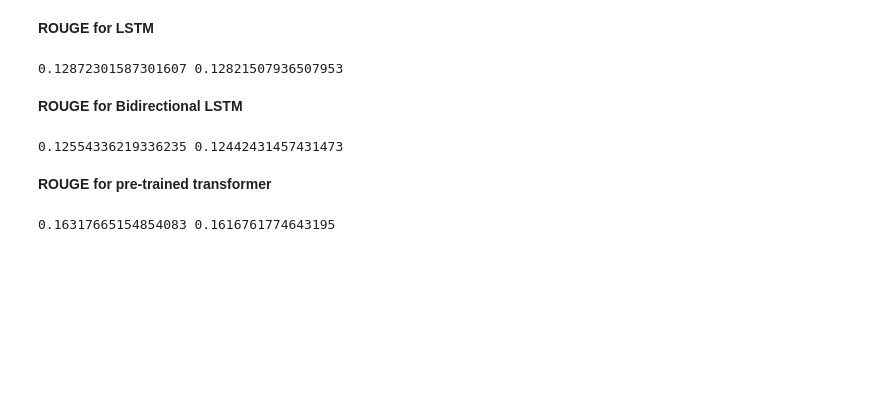
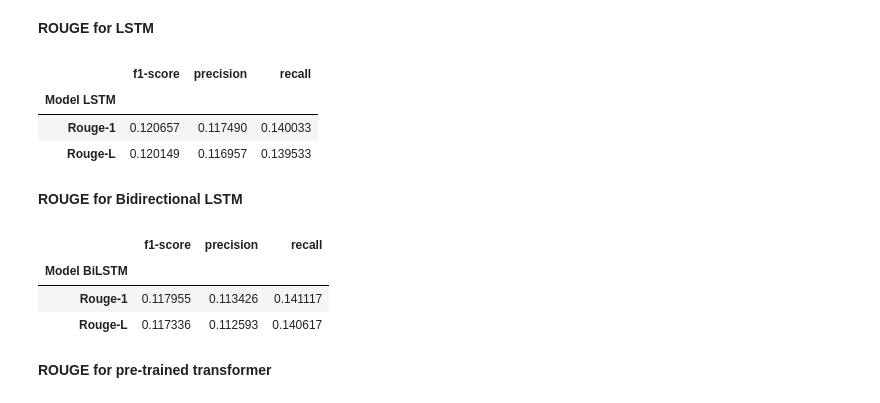
Before and after one commit to DMaron/CSCE-5290---Text-Summarization, a Jupyter notebook: CSCE_5290_NLP_Final_Project_Text_Summarization.ipynb, the cells around one changed output. Cells and saved outputs as stored; diff of their text form; code cells hidden in the pictures; blank space fills up the shorter version.

Commit message:
Add files via upload
Ajusted ROUGE scores for the transformer model

```diff
--- a/CSCE_5290_NLP_Final_Project_Text_Summarization.ipynb
+++ b/CSCE_5290_NLP_Final_Project_Text_Summarization.ipynb
@@ -916,52 +914,47 @@ import pandas as pd
 # %%
 filename = '/content/drive/MyDrive/CSCE 5290 - NLP/CSCE 5290 - Final Project/results_lstm_final.csv'
 df = pd.read_csv(filename)
-# %%
-scorer = rouge_scorer.RougeScorer(['rouge1', 'rougeL'], use_stemmer=True)
-fscore_R1 = 0
-fscore_RL = 0
-for item in range(len(df)):
-  scores = scorer.score(df['Original'][item], df['Predicted'][item])
-  fscore_R1 += scores['rouge1'].fmeasure
-  fscore_RL += scores['rougeL'].fmeasure
-fscore_R1 /= len(df)
-fscore_RL /= len(df)
-print(fscore_R1, fscore_RL)
-# %% [output]
-0.12872301587301607 0.12821507936507953
+# %%
+rouge = Rouge()
+scores = rouge.get_scores(df['Original'].tolist(), df['Predicted'].tolist(),avg=True)
+lstm_df = pd.DataFrame(
+    {
+        'Model LSTM' : ["Rouge-1", "Rouge-L"],
+        'f1-score' : [scores['rouge-1']['f'],scores['rouge-l']['f']],
+        'precision' : [scores['rouge-1']['p'],scores['rouge-l']['p']],
+        'recall' : [scores['rouge-1']['r'],scores['rouge-l']['r']]
+    }
+)
+lstm_df.set_index('Model LSTM')
+# %% [output]
+|  | f1-score | precision | recall |
+| Model LSTM |  |  |  |
+| Rouge-1 | 0.120657 | 0.117490 | 0.140033 |
+| Rouge-L | 0.120149 | 0.116957 | 0.139533 |
 # %% [markdown]
 **ROUGE for Bidirectional LSTM**
 # %%
 filename = '/content/drive/MyDrive/CSCE 5290 - NLP/CSCE 5290 - Final Project/results_bidirectional_lstm_final.csv'
 df = pd.read_csv(filename)
-# %%
-scorer = rouge_scorer.RougeScorer(['rouge1', 'rougeL'], use_stemmer=True)
-fscore_R1 = 0
-fscore_RL = 0
-for item in range(len(df)):
-  scores = scorer.score(df['Original'][item], df['Predicted'][item])
-  fscore_R1 += scores['rouge1'].fmeasure
-  fscore_RL += scores['rougeL'].fmeasure
-fscore_R1 /= len(df)
-fscore_RL /= len(df)
-print(fscore_R1, fscore_RL)
-# %% [output]
-0.12554336219336235 0.12442431457431473
+# %%
+rouge = Rouge()
+scores = rouge.get_scores(df['Original'].tolist(), df['Predicted'].tolist(),avg=True)
+lstm_df = pd.DataFrame(
+    {
+        'Model BiLSTM' : ["Rouge-1", "Rouge-L"],
+        'f1-score' : [scores['rouge-1']['f'],scores['rouge-l']['f']],
+        'precision' : [scores['rouge-1']['p'],scores['rouge-l']['p']],
+        'recall' : [scores['rouge-1']['r'],scores['rouge-l']['r']]
+    }
+)
+lstm_df.set_index('Model BiLSTM')
+# %% [output]
+|  | f1-score | precision | recall |
+| Model BiLSTM |  |  |  |
+| Rouge-1 | 0.117955 | 0.113426 | 0.141117 |
+| Rouge-L | 0.117336 | 0.112593 | 0.140617 |
 # %% [markdown]
 **ROUGE for pre-trained transformer**
 # %%
 filename = '/content/drive/MyDrive/CSCE 5290 - NLP/CSCE 5290 - Final Project/results_pretrained_transformer.csv'
 df = pd.read_csv(filename)
-# %%
-scorer = rouge_scorer.RougeScorer(['rouge1', 'rougeL'], use_stemmer=True)
-fscore_R1 = 0
-fscore_RL = 0
-for item in range(len(df)):
-  scores = scorer.score(df['Original'][item], df['Predicted'][item])
-  fscore_R1 += scores['rouge1'].fmeasure
-  fscore_RL += scores['rougeL'].fmeasure
-fscore_R1 /= len(df)
-fscore_RL /= len(df)
-print(fscore_R1, fscore_RL)
-# %% [output]
-0.16317665154854083 0.1616761774643195
```
Also changed, not shown: parts of 5 cells of this notebook.
